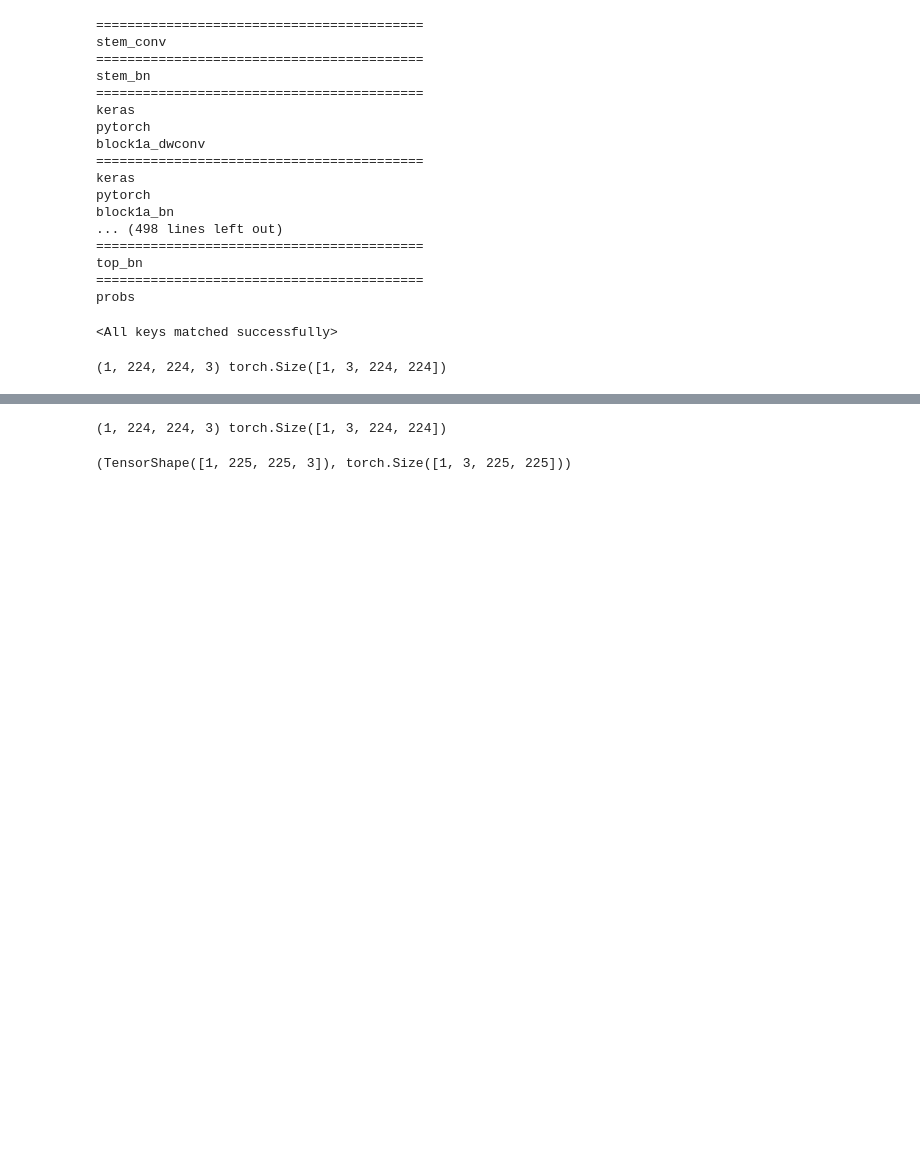
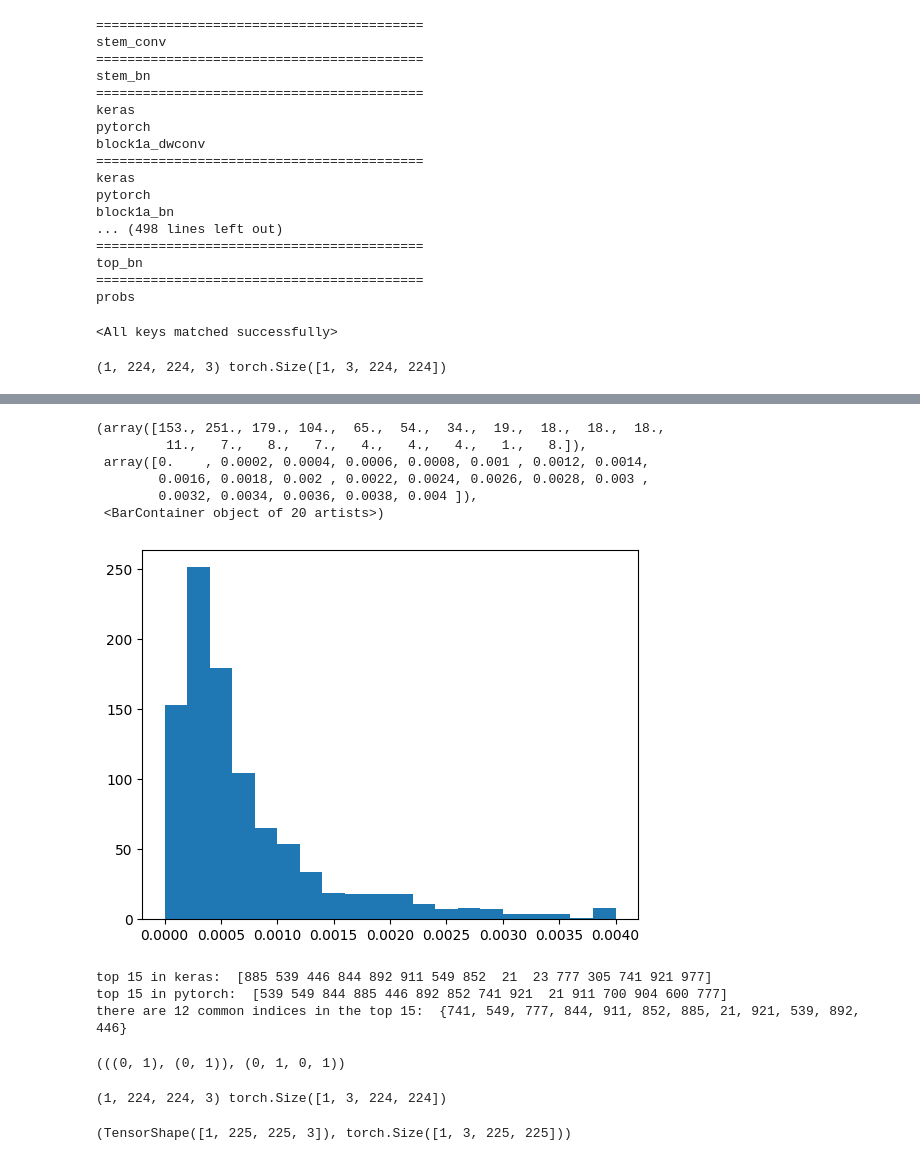
Before and after one commit to vinhle169/pytorch-efficientnet, a Jupyter notebook: analyze_models.ipynb, the cells around one changed output, grey strips where cells are left out. Saved outputs shown, nothing was run; the diff lists cells and outputs as text; code cells hidden in the pictures; blank space fills up the shorter version.

```diff
--- a/analyze_models.ipynb
+++ b/analyze_models.ipynb
@@ -284,3 +271,25 @@ imagenet_utils.correct_pad(x,3), correct_pad([1, 3, 224, 224],3)
+# %%
+plt.hist(test_pyt.detach().numpy(), range=(0,0.004),bins=20)
+# %% [output]
+(array([153., 251., 179., 104.,  65.,  54.,  34.,  19.,  18.,  18.,  18.,
+         11.,   7.,   8.,   7.,   4.,   4.,   4.,   1.,   8.]),
+ array([0.    , 0.0002, 0.0004, 0.0006, 0.0008, 0.001 , 0.0012, 0.0014,
+        0.0016, 0.0018, 0.002 , 0.0022, 0.0024, 0.0026, 0.0028, 0.003 ,
+        0.0032, 0.0034, 0.0036, 0.0038, 0.004 ]),
+ <BarContainer object of 20 artists>)
+[figure, added]
+# %%
+# final layer is a probability layer, size (1000,), so this is to look at the top probabilities
+top_15_keras = np.argsort(test_keras)[::-1][0:15]
+top_15_pytorch = np.argsort(test_pyt.detach().numpy())[::-1][0:15]
+print('top 15 in keras: ', top_15_keras)
+print('top 15 in pytorch: ', top_15_pytorch)
+top_15_intersection = set(top_15_keras).intersection(set(top_15_pytorch))
+print(f'there are {len(top_15_intersection)} common indices in the top 15: ', top_15_intersection)
+# %% [output]
+top 15 in keras:  [885 539 446 844 892 911 549 852  21  23 777 305 741 921 977]
+top 15 in pytorch:  [539 549 844 885 446 892 852 741 921  21 911 700 904 600 777]
+there are 12 common indices in the top 15:  {741, 549, 777, 844, 911, 852, 885, 21, 921, 539, 892, 446}
 # %%
 def correct_pad(input_shape, kernel_size):
     """Returns a tuple for zero-padding for 2D convolution with downsampling.
@@ -305,6 +314,11 @@ def correct_pad(input_shape, kernel_size):
         correct[1] - adjust[1], correct[1],
         correct[0] - adjust[0], correct[0],
     )
+# %%
+# (top, bottom) (left, right)
+imagenet_utils.correct_pad(x,3), correct_pad([1, 3, 224, 224],3)
+# %% [output]
+(((0, 1), (0, 1)), (0, 1, 0, 1))
 # %%
 x = np.random.rand(224,224,3)
 # x = np.ones((224,224,3))
```
Also changed, not shown: parts of 18 cells of this notebook, 1 other file.
